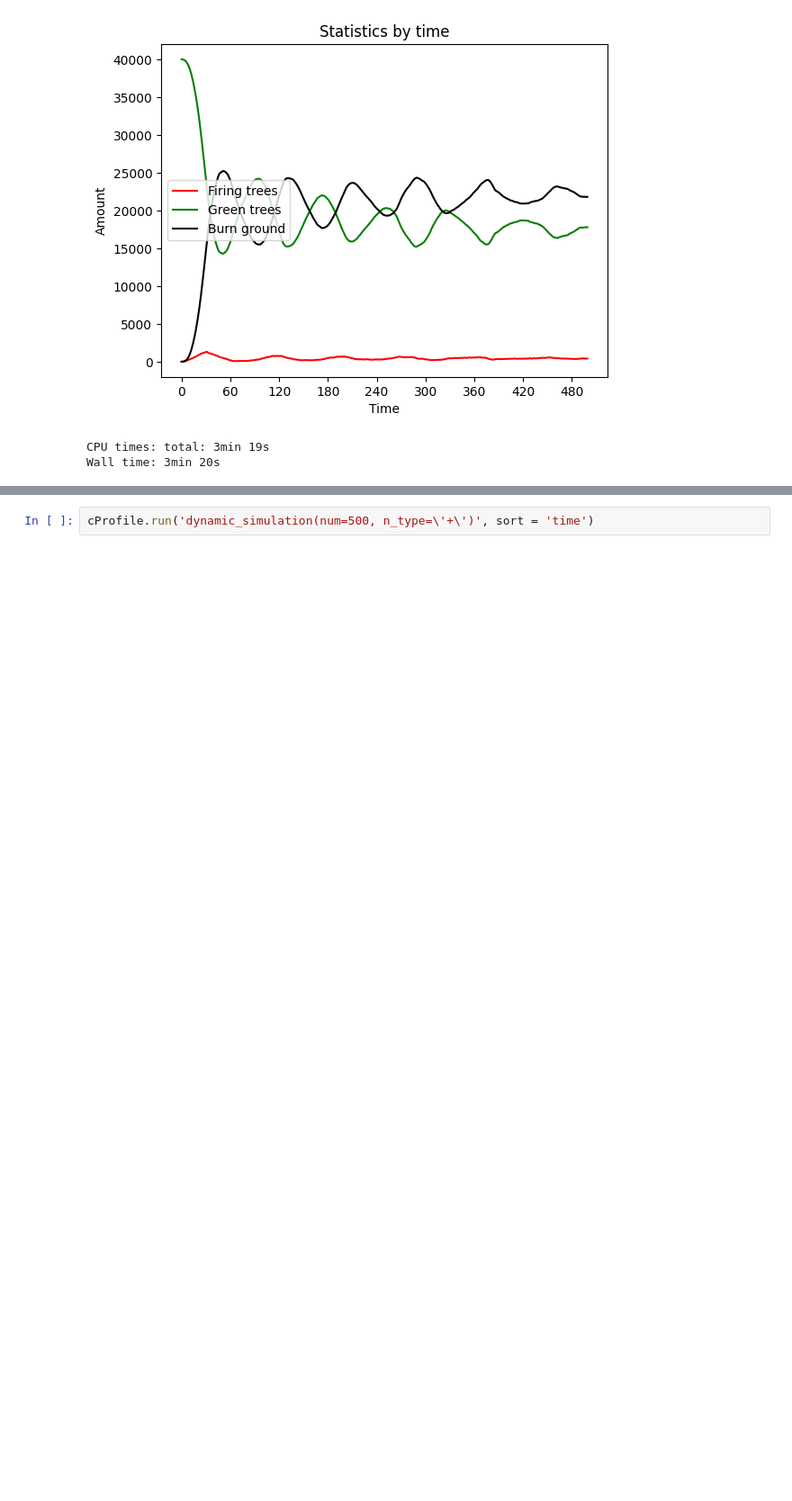
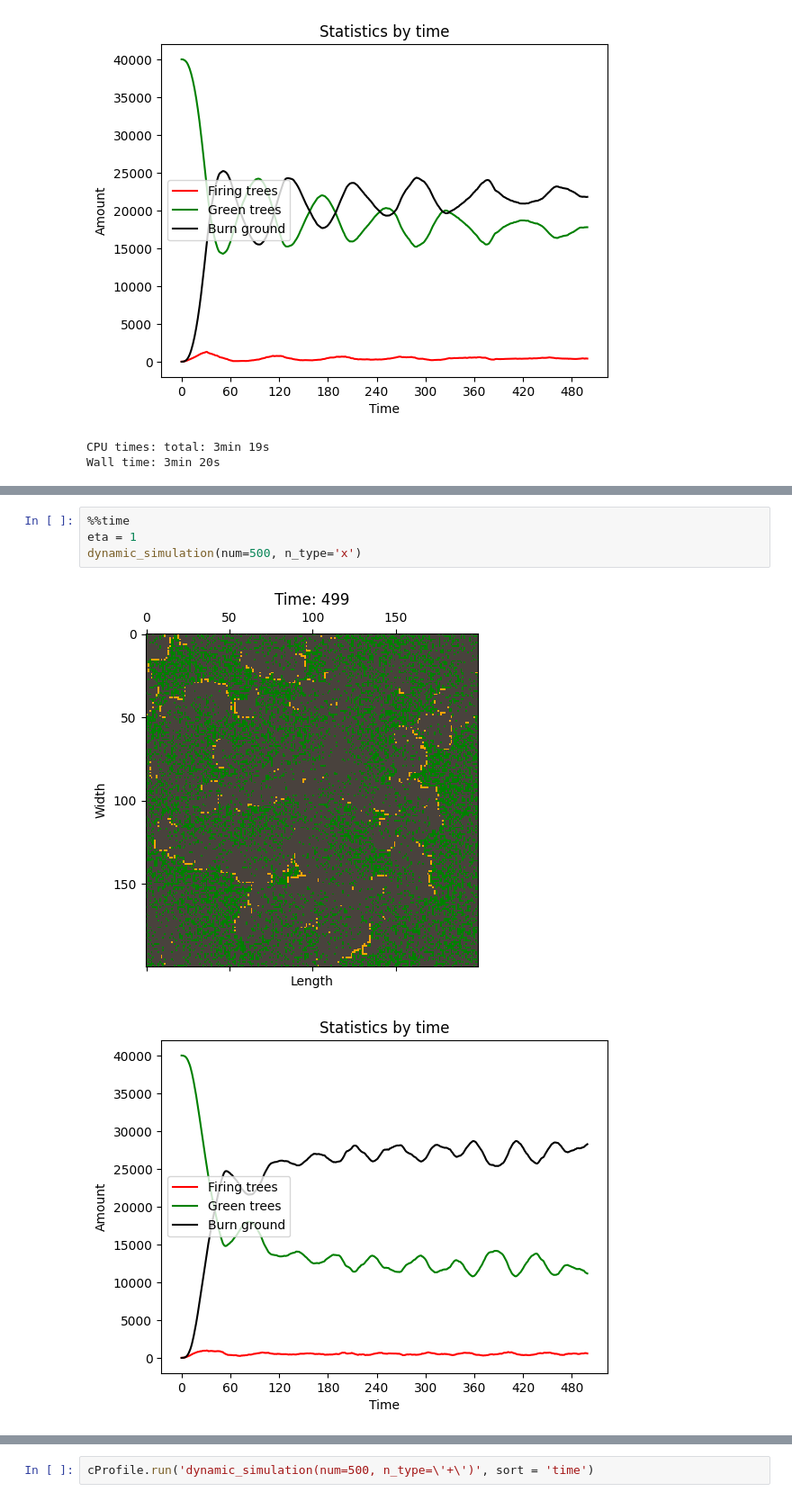
Before and after one commit to zimychka/miit_lab1_forest_fire, a Jupyter notebook: src/forest_fire_lb1.ipynb, the cells around one changed output, grey strips where cells are left out. Shown at 90% size. Cells and saved outputs as stored; diff of their text form; blank space fills up the shorter version.

```diff
--- a/src/forest_fire_lb1.ipynb
+++ b/src/forest_fire_lb1.ipynb
@@ -276,0 +295,7 @@ Wall time: 3min 20s
+# %%
+%%time
+eta = 1
+dynamic_simulation(num=500, n_type='x')
+# %% [output]
+[figure, added]
+[figure, added]
```
Also changed, not shown: parts of 3 cells of this notebook.
